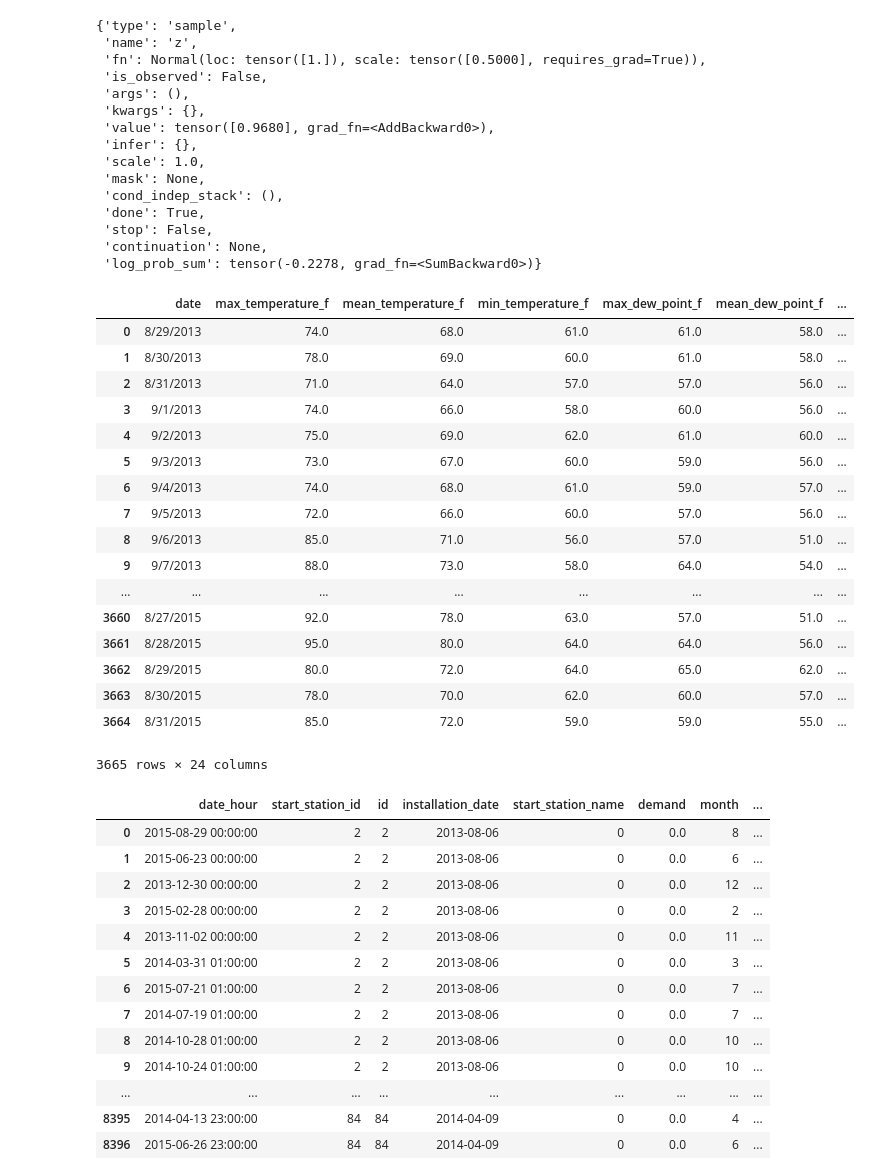
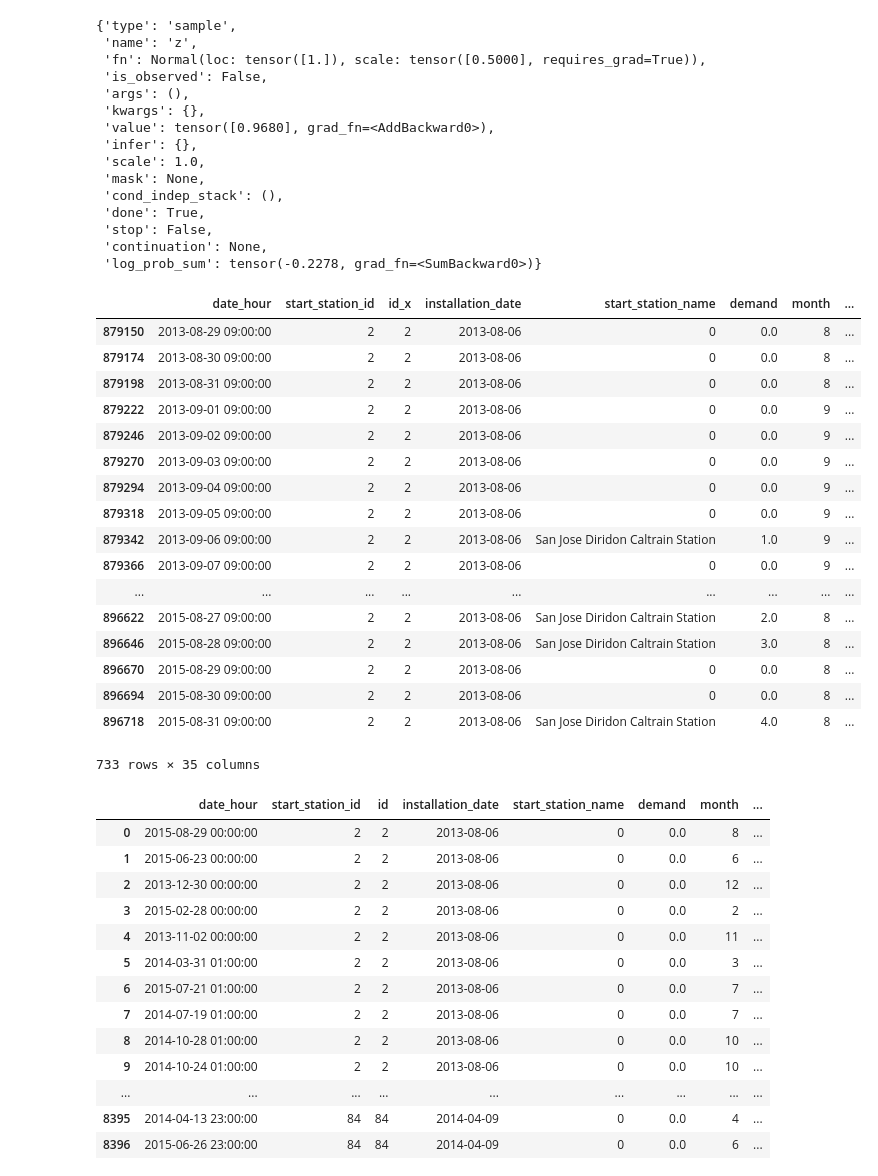
Before and after one commit to ssharpe42/probprog-finalproject, a Jupyter notebook: nihaar_expts.ipynb, the cells around one changed output. Saved outputs shown, nothing was run; the diff lists cells and outputs as text; code cells hidden in the pictures.

```diff
--- a/nihaar_expts.ipynb
+++ b/nihaar_expts.ipynb
@@ -303,28 +510,31 @@ trace.nodes["z"]
  'stop': False,
  'continuation': None,
  'log_prob_sum': tensor(-0.2278, grad_fn=<SumBackward0>)}
-# %%
-weather_samp = pd.read_csv('data/weather.csv')
-weather_samp
-# %% [output]
-|  | date | max_temperature_f | mean_temperature_f | min_temperature_f | max_dew_point_f | mean_dew_point_f | ... |
-| 0 | 8/29/2013 | 74.0 | 68.0 | 61.0 | 61.0 | 58.0 | ... |
-| 1 | 8/30/2013 | 78.0 | 69.0 | 60.0 | 61.0 | 58.0 | ... |
-| 2 | 8/31/2013 | 71.0 | 64.0 | 57.0 | 57.0 | 56.0 | ... |
-| 3 | 9/1/2013 | 74.0 | 66.0 | 58.0 | 60.0 | 56.0 | ... |
-| 4 | 9/2/2013 | 75.0 | 69.0 | 62.0 | 61.0 | 60.0 | ... |
-| 5 | 9/3/2013 | 73.0 | 67.0 | 60.0 | 59.0 | 56.0 | ... |
-| 6 | 9/4/2013 | 74.0 | 68.0 | 61.0 | 59.0 | 57.0 | ... |
-| 7 | 9/5/2013 | 72.0 | 66.0 | 60.0 | 57.0 | 56.0 | ... |
-| 8 | 9/6/2013 | 85.0 | 71.0 | 56.0 | 57.0 | 51.0 | ... |
-| 9 | 9/7/2013 | 88.0 | 73.0 | 58.0 | 64.0 | 54.0 | ... |
-| ... | ... | ... | ... | ... | ... | ... | ... |
-| 3660 | 8/27/2015 | 92.0 | 78.0 | 63.0 | 57.0 | 51.0 | ... |
-| 3661 | 8/28/2015 | 95.0 | 80.0 | 64.0 | 64.0 | 56.0 | ... |
-| 3662 | 8/29/2015 | 80.0 | 72.0 | 64.0 | 65.0 | 62.0 | ... |
-| 3663 | 8/30/2015 | 78.0 | 70.0 | 62.0 | 60.0 | 57.0 | ... |
-| 3664 | 8/31/2015 | 85.0 | 72.0 | 59.0 | 59.0 | 55.0 | ... |
-3665 rows × 24 columns
+# %%
+mask = df['start_station_id']==2
+station_2_df = df.loc[mask]
+mask2 = station_2_df['hour']==9
+station_2_df_hour9 = station_2_df[mask2]
+station_2_df_hour9
+# %% [output]
+|  | date_hour | start_station_id | id_x | installation_date | start_station_name | demand | month | ... |
+| 879150 | 2013-08-29 09:00:00 | 2 | 2 | 2013-08-06 | 0 | 0.0 | 8 | ... |
+| 879174 | 2013-08-30 09:00:00 | 2 | 2 | 2013-08-06 | 0 | 0.0 | 8 | ... |
+| 879198 | 2013-08-31 09:00:00 | 2 | 2 | 2013-08-06 | 0 | 0.0 | 8 | ... |
+| 879222 | 2013-09-01 09:00:00 | 2 | 2 | 2013-08-06 | 0 | 0.0 | 9 | ... |
+| 879246 | 2013-09-02 09:00:00 | 2 | 2 | 2013-08-06 | 0 | 0.0 | 9 | ... |
+| 879270 | 2013-09-03 09:00:00 | 2 | 2 | 2013-08-06 | 0 | 0.0 | 9 | ... |
+| 879294 | 2013-09-04 09:00:00 | 2 | 2 | 2013-08-06 | 0 | 0.0 | 9 | ... |
+| 879318 | 2013-09-05 09:00:00 | 2 | 2 | 2013-08-06 | 0 | 0.0 | 9 | ... |
+| 879342 | 2013-09-06 09:00:00 | 2 | 2 | 2013-08-06 | San Jose Diridon Caltrain Station | 1.0 | 9 | ... |
+| 879366 | 2013-09-07 09:00:00 | 2 | 2 | 2013-08-06 | 0 | 0.0 | 9 | ... |
+| ... | ... | ... | ... | ... | ... | ... | ... | ... |
+| 896622 | 2015-08-27 09:00:00 | 2 | 2 | 2013-08-06 | San Jose Diridon Caltrain Station | 2.0 | 8 | ... |
+| 896646 | 2015-08-28 09:00:00 | 2 | 2 | 2013-08-06 | San Jose Diridon Caltrain Station | 3.0 | 8 | ... |
+| 896670 | 2015-08-29 09:00:00 | 2 | 2 | 2013-08-06 | 0 | 0.0 | 8 | ... |
+| 896694 | 2015-08-30 09:00:00 | 2 | 2 | 2013-08-06 | 0 | 0.0 | 8 | ... |
+| 896718 | 2015-08-31 09:00:00 | 2 | 2 | 2013-08-06 | San Jose Diridon Caltrain Station | 4.0 | 8 | ... |
+733 rows × 35 columns
 # %%
 data_samp
 # %% [output]
```
Also changed, not shown: parts of 21 cells of this notebook, 8 other files.
